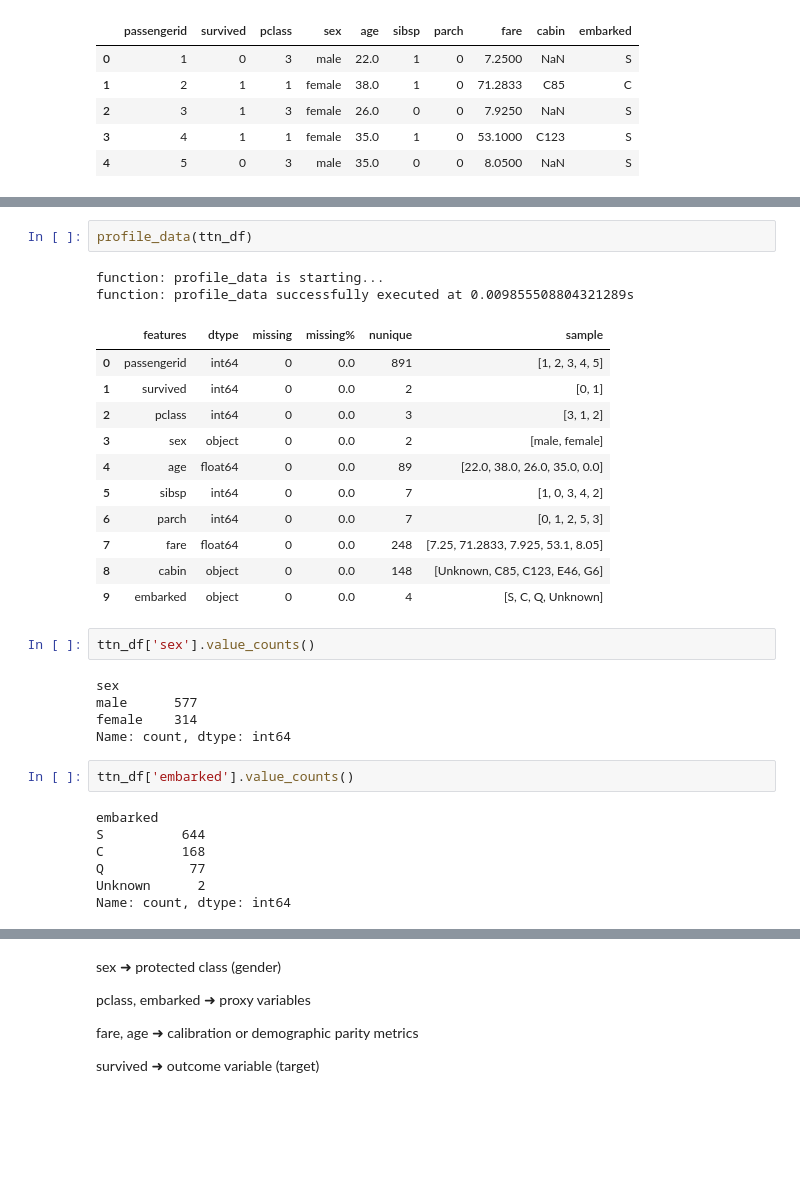
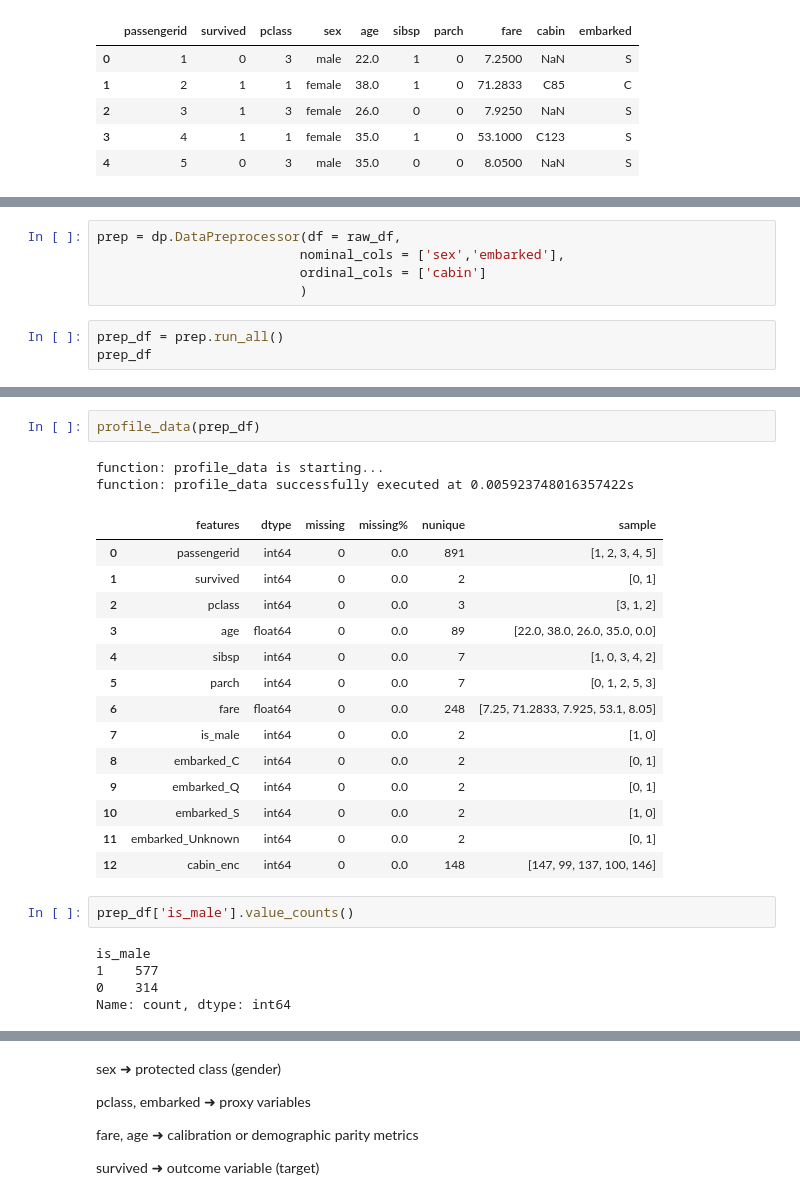
Before and after one commit to lidv94/bias-fairness, a Jupyter notebook: dev.ipynb, the cells around one changed output, grey strips where cells are left out. Saved outputs shown, nothing was run; the diff lists cells and outputs as text; blank space fills up the shorter version.

Commit message:
dev data preprocessor

```diff
--- a/dev.ipynb
+++ b/dev.ipynb
@@ -63,0 +46,8 @@ ttn_df
+# %%
+prep = dp.DataPreprocessor(df = raw_df,
+                          nominal_cols = ['sex','embarked'],
+                          ordinal_cols = ['cabin']
+                          )
+# %%
+prep_df = prep.run_all()
+prep_df
@@ -64,32 +97,26 @@ ttn_df
 # %%
-profile_data(ttn_df)
+profile_data(prep_df)
 # %% [output]
 function: profile_data is starting...
-function: profile_data successfully executed at 0.009855508804321289s
+function: profile_data successfully executed at 0.005923748016357422s
 |  | features | dtype | missing | missing% | nunique | sample |
 | 0 | passengerid | int64 | 0 | 0.0 | 891 | [1, 2, 3, 4, 5] |
 | 1 | survived | int64 | 0 | 0.0 | 2 | [0, 1] |
 | 2 | pclass | int64 | 0 | 0.0 | 3 | [3, 1, 2] |
-| 3 | sex | object | 0 | 0.0 | 2 | [male, female] |
-| 4 | age | float64 | 0 | 0.0 | 89 | [22.0, 38.0, 26.0, 35.0, 0.0] |
-| 5 | sibsp | int64 | 0 | 0.0 | 7 | [1, 0, 3, 4, 2] |
-| 6 | parch | int64 | 0 | 0.0 | 7 | [0, 1, 2, 5, 3] |
-| 7 | fare | float64 | 0 | 0.0 | 248 | [7.25, 71.2833, 7.925, 53.1, 8.05] |
-| 8 | cabin | object | 0 | 0.0 | 148 | [Unknown, C85, C123, E46, G6] |
-| 9 | embarked | object | 0 | 0.0 | 4 | [S, C, Q, Unknown] |
+| 3 | age | float64 | 0 | 0.0 | 89 | [22.0, 38.0, 26.0, 35.0, 0.0] |
+| 4 | sibsp | int64 | 0 | 0.0 | 7 | [1, 0, 3, 4, 2] |
+| 5 | parch | int64 | 0 | 0.0 | 7 | [0, 1, 2, 5, 3] |
+| 6 | fare | float64 | 0 | 0.0 | 248 | [7.25, 71.2833, 7.925, 53.1, 8.05] |
+| 7 | is_male | int64 | 0 | 0.0 | 2 | [1, 0] |
+| 8 | embarked_C | int64 | 0 | 0.0 | 2 | [0, 1] |
+| 9 | embarked_Q | int64 | 0 | 0.0 | 2 | [0, 1] |
+| 10 | embarked_S | int64 | 0 | 0.0 | 2 | [1, 0] |
+| 11 | embarked_Unknown | int64 | 0 | 0.0 | 2 | [0, 1] |
+| 12 | cabin_enc | int64 | 0 | 0.0 | 148 | [147, 99, 137, 100, 146] |
 # %%
-ttn_df['sex'].value_counts()
+prep_df['is_male'].value_counts()
 # %% [output]
-sex
-male      577
-female    314
+is_male
+1    577
+0    314
 Name: count, dtype: int64
-# %%
-ttn_df['embarked'].value_counts()
-# %% [output]
-embarked
-S          644
-C          168
-Q           77
-Unknown      2
-Name: count, dtype: int64
```
Also changed, not shown: parts of 11 cells of this notebook, 1 other file.
